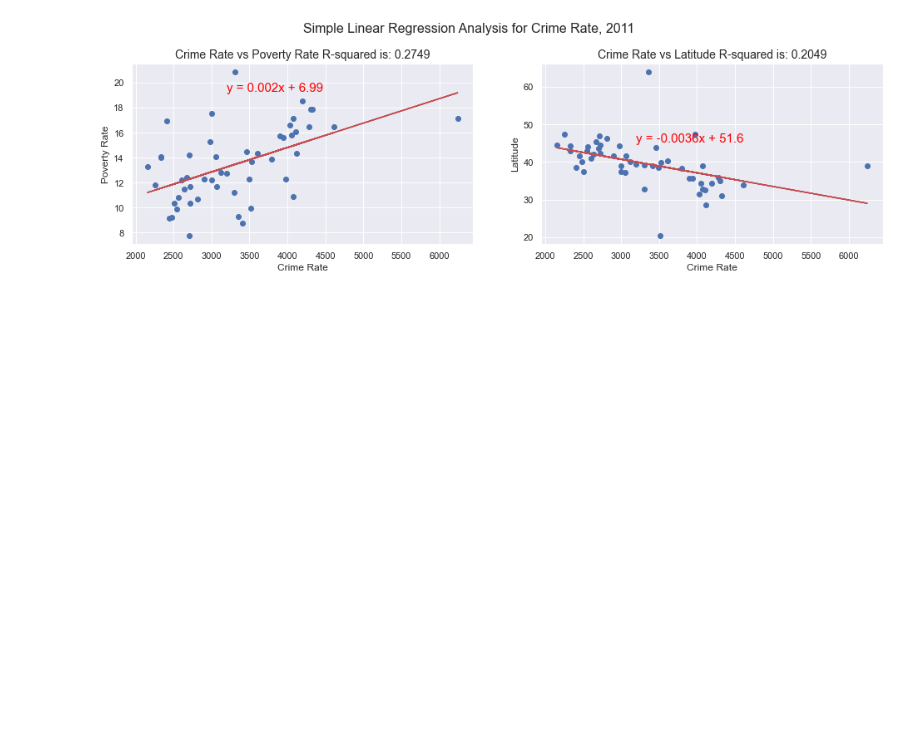
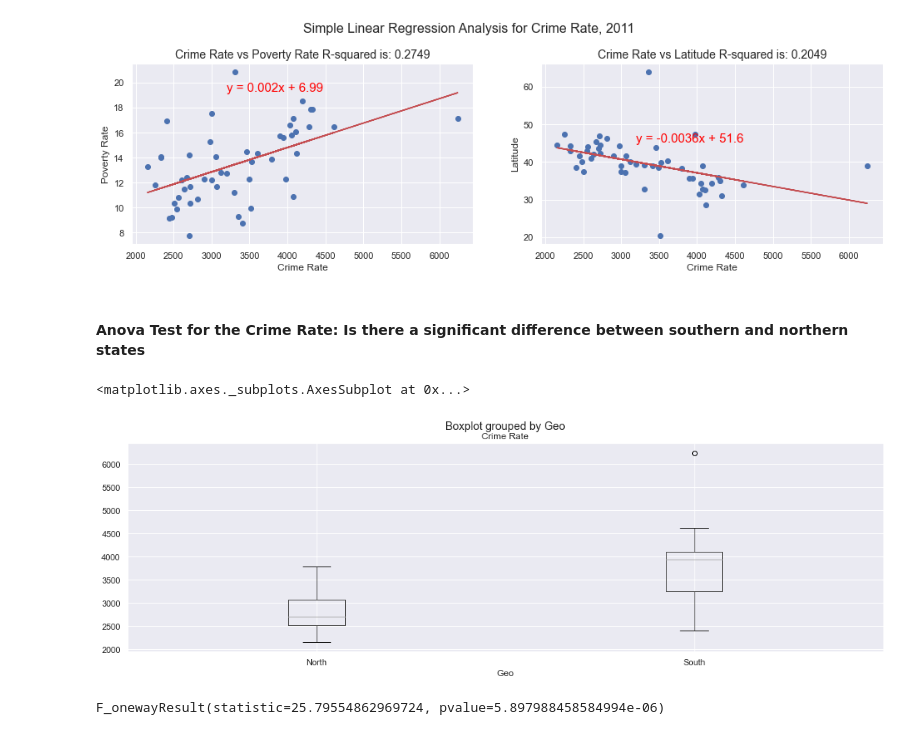
Before and after one commit to gitgranthub/chicago-crime-stats-project, a Jupyter notebook: _main_analysis.ipynb, the cells around one changed output. Saved outputs shown, nothing was run; the diff lists cells and outputs as text; code cells hidden in the pictures; blank space fills up the shorter version.

Commit message:
adding anova anlysis and ignore warning messages

```diff
--- a/_main_analysis.ipynb
+++ b/_main_analysis.ipynb
@@ -324,3 +317,17 @@ plt.subplot(132)
 crime_lat.scat_plot()
 # %% [output]
 [figure]
+# %% [markdown]
+#### Anova Test for the Crime Rate: Is there a significant difference between southern and northern states
+# %%
+# Create a boxplot to compare means
+_=expl_data_2011.boxplot("Crime Rate", by="Geo", figsize=(17, 5))
+# %% [output]
+<matplotlib.axes._subplots.AxesSubplot at 0x...>
+[figure, added]
+# %%
+group1 = expl_data_2011[expl_data_2011["Geo"] == "South"]["Crime Rate"]
+group2 = expl_data_2011[expl_data_2011["Geo"] == "North"]["Crime Rate"]
+stats.f_oneway(group1, group2)
+# %% [output]
+F_onewayResult(statistic=25.79554862969724, pvalue=5.897988458584994e-06)
```
Also changed, not shown: parts of 7 cells of this notebook.
